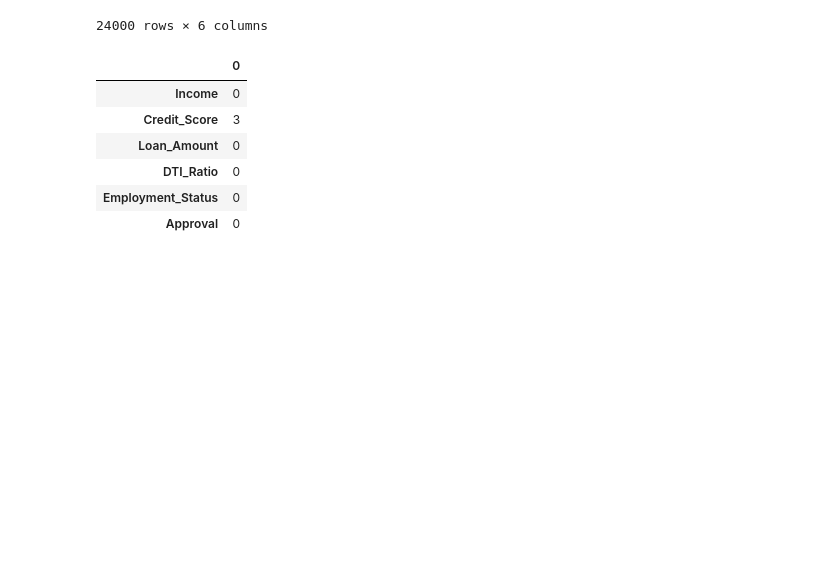
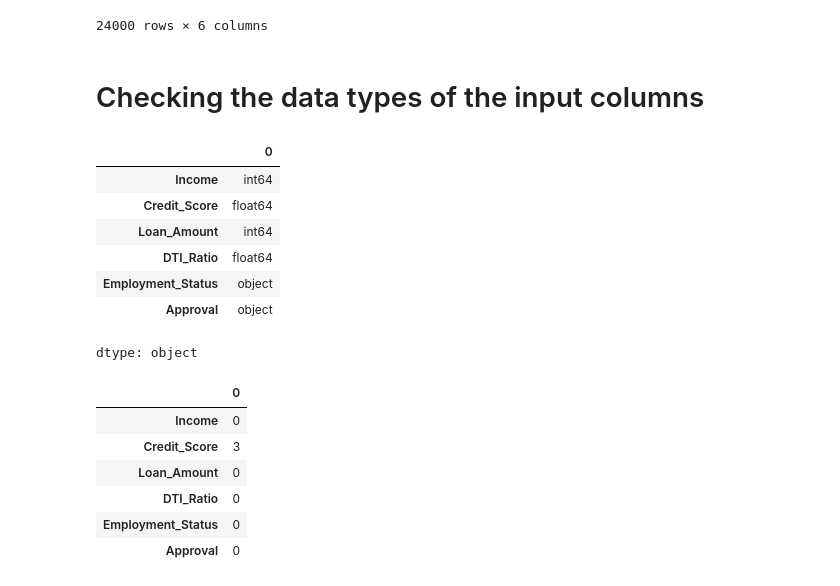
Before and after one commit to salih-salu/Loan_Approval_prediction_Machine_learning, a Jupyter notebook: Load_approval_prediction.ipynb, the cells around one changed output. Drawn from its saved outputs; the diff is of its cells as text; code cells hidden in the pictures; blank space fills up the shorter version.

```diff
--- a/Load_approval_prediction.ipynb
+++ b/Load_approval_prediction.ipynb
@@ -77,6 +79,19 @@ df
 | 23998 | 115825 | 418.0 | 89837 | 10.37 | unemployed | Rejected |
 | 23999 | 180440 | 769.0 | 15259 | 15.06 | employed | Approved |
 24000 rows × 6 columns
+# %% [markdown]
+# Checking the data types of the input columns
+# %%
+df.dtypes
+# %% [output]
+|  | 0 |
+| Income | int64 |
+| Credit_Score | float64 |
+| Loan_Amount | int64 |
+| DTI_Ratio | float64 |
+| Employment_Status | object |
+| Approval | object |
+dtype: object
 # %%
 df.isna().sum()
 # %% [output]
```
Also changed, not shown: parts of 16 cells of this notebook.
